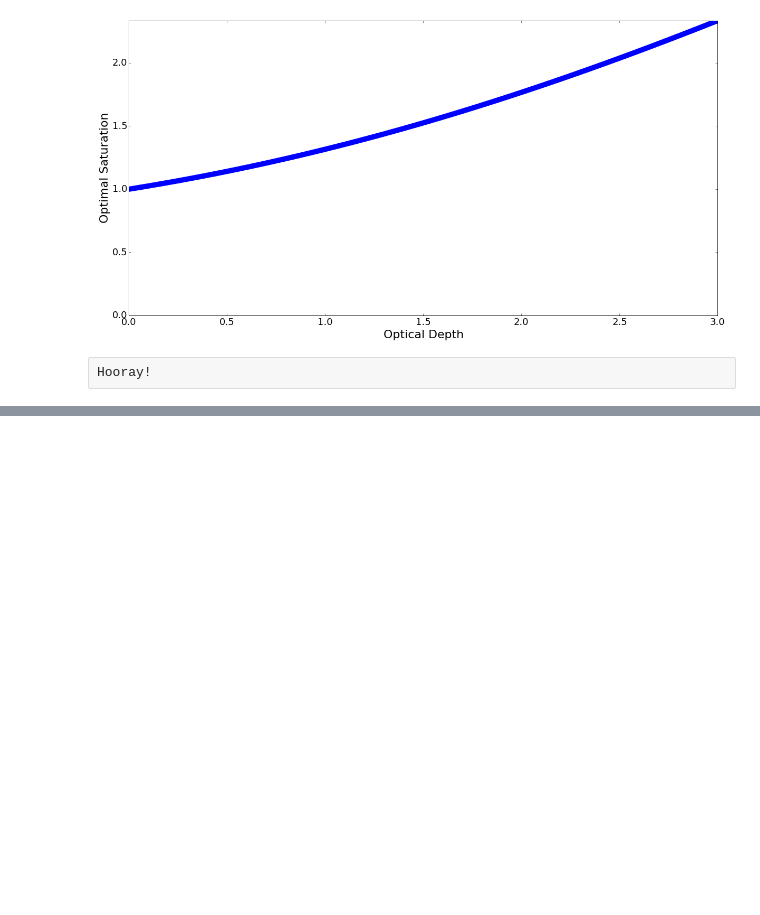
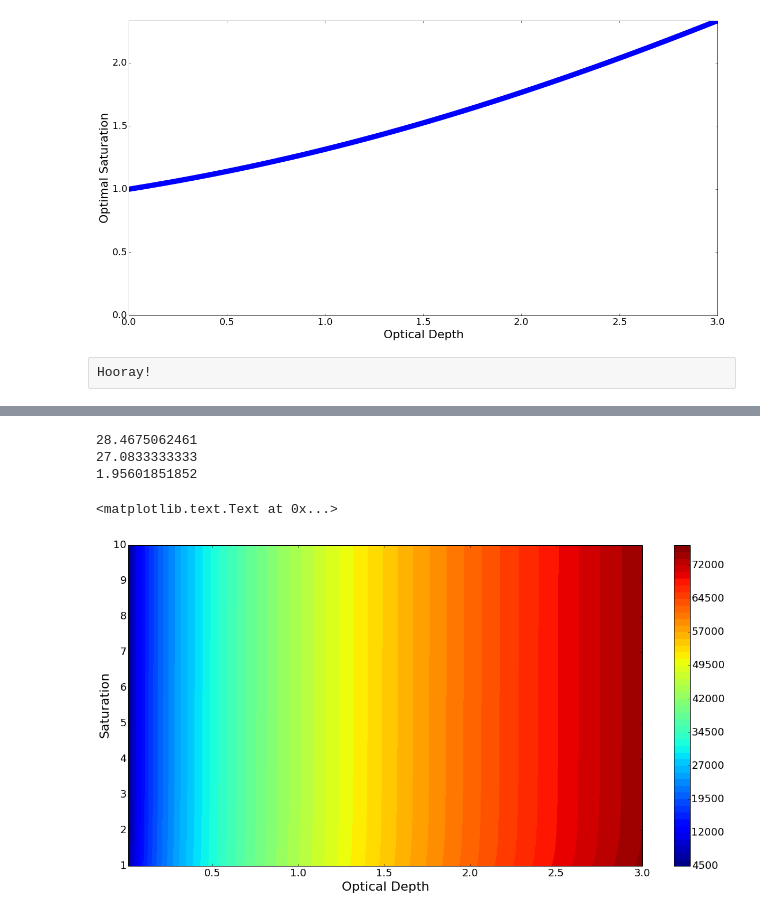
Before and after one commit to levlab-atomchip/BECy_stats, a Jupyter notebook: notebooks/optimal_number.ipynb, the cells around one changed output, grey strips where cells are left out. Saved outputs shown, nothing was run; the diff lists cells and outputs as text; code cells hidden in the pictures; blank space fills up the shorter version.

```diff
--- a/notebooks/optimal_number.ipynb
+++ b/notebooks/optimal_number.ipynb
@@ -206,0 +229,60 @@ plt.ylabel('Optimal SNR')
+# %%
+SSS = 330 #counts
+
+HBAR = 1.05e-34
+omega_perp = 2*pi*800
+MU_B = 9.27e-24
+A_SCAT = 5e-9
+px_size = (13.0e-6 / 24)
+XSECTION = 1.5e-13
+
+B0 = HBAR * omega_perp / (2*MU_B)
+print B0*1e9
+CC = px_size / (4*A_SCAT)
+print CC
+ALPHA = px_size**2 / XSECTION
+print ALPHA
+
+def passed_light(ell, dee):
+    test_func = lambda x: np.log(ell / x) + (ell - x) / SSS - dee
+    return optimize.brentq(test_func, 1e-12, ell-1e-12)
+
+def passed_light_vec(ell_arr, dee_arr):
+    result = np.zeros(ell_arr.shape)
+    for index, ell in np.ndenumerate(ell_arr):
+        result[index] = passed_light(ell, dee_arr[index])
+    return result
+
+def dee_var(ell, dee):
+    light_out = passed_light_vec(ell, dee)
+    return (1 / ell + 1 / SSS)**2 * ell + (1 / light_out + 1 / SSS)**2 * light_out
+
+def bee_var(ell, dee):
+    return (B0 / CC) * (1 + ALPHA * dee / CC)**-0.5 * (ALPHA**2 * dee_var(ell, dee) + ALPHA*dee)
+
+dees_1d = np.linspace(0.01, 3, 50)
+sats_1d = np.linspace(1, 10, 50)
+ells_1d = sats_1d*SSS
+
+
+dees, ells = np.meshgrid(dees_1d, ells_1d)
+dees, sats = np.meshgrid(dees_1d, sats_1d)
+
+#print ells.shape
+#print dees.shape
+#print sats.shape
+
+bee_vars = bee_var(ells, dees)
+#print bee_vars.shape
+
+plt.contourf(dees, sats, np.sqrt(bee_vars)*1e9, 50)
+cb = plt.colorbar()
+#plt.clim(0, 50)
+plt.xlabel('Optical Depth')
+plt.ylabel('Saturation')
+# %% [output]
+28.4675062461
+27.0833333333
+1.95601851852
+<matplotlib.text.Text at 0x...>
+[figure, added]
```
Also changed, not shown: parts of 3 cells of this notebook, 1 other file.
